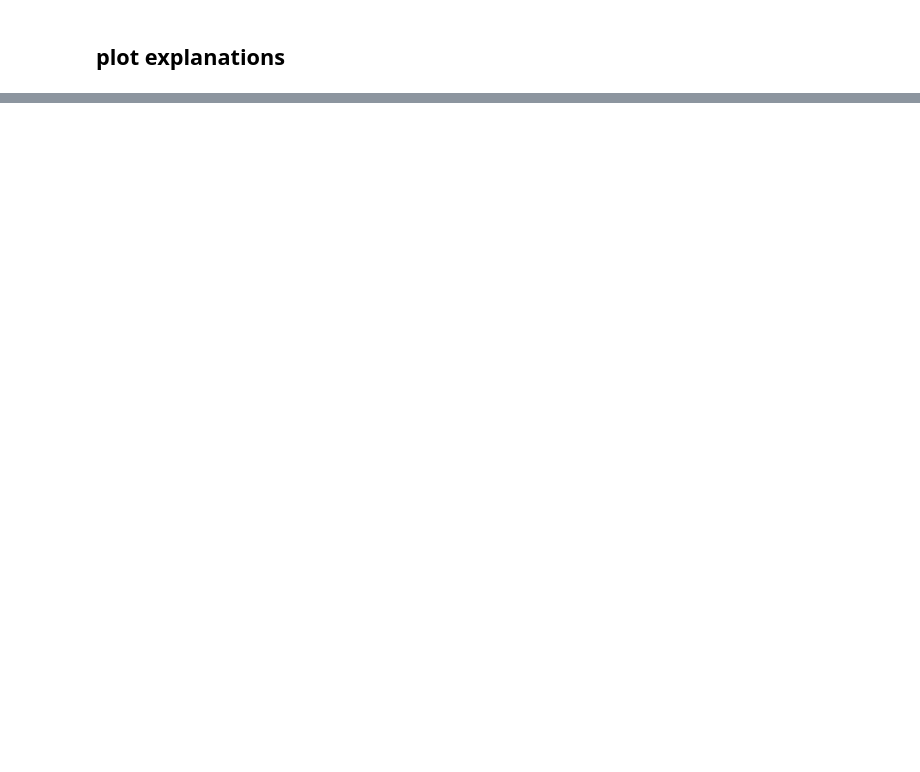
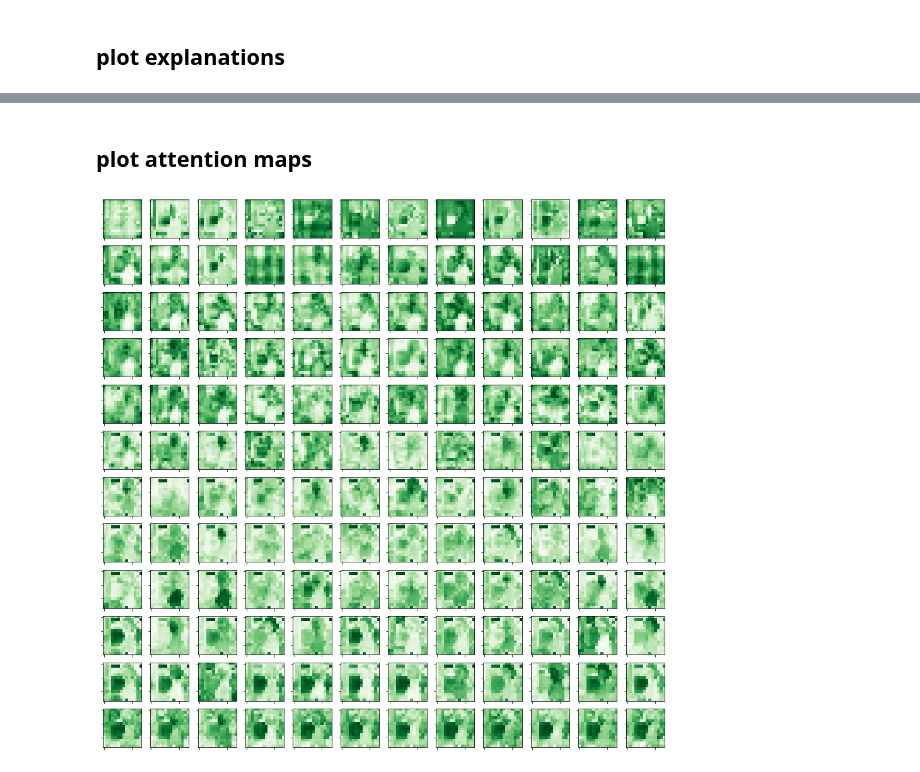
Before and after one commit to CoderPat/learning-scaffold, a Jupyter notebook: notebooks/investigate_explanations_vit.ipynb, the cells around one changed output, grey strips where cells are left out. Saved outputs shown, nothing was run; the diff lists cells and outputs as text; code cells hidden in the pictures; blank space fills up the shorter version.

```diff
--- a/notebooks/investigate_explanations_vit.ipynb
+++ b/notebooks/investigate_explanations_vit.ipynb
@@ -251,10 +212,0 @@ WARNING:matplotlib.image:Clipping input data to the valid range for imshow with
-# %%
-layer_id = 1
-row_id = 0
-heads_expl = d['teacher_attn'][layer_id]
-
-fig, axs = plt.subplots(3, 4, figsize=(16, 12))
-
-for i in range(12):
-    ax = axs[i//4, i%4]
-    ax.imshow(heads_expl[i, row_id, 1:].reshape(14, 14))
@@ -262,0 +282,16 @@ for i in range(12):
+# %% [markdown]
+## plot attention maps
+# %%
+row_id = 0
+heads_expl = d['teacher_attn']
+
+fig, axs = plt.subplots(12, 12, figsize=(16, 16))
+
+for l in range(12):
+    for i in range(12):
+        ax = axs[l, i]
+        ax.set_xticklabels([])
+        ax.set_yticklabels([])
+        ax.imshow(heads_expl[l, i, row_id, 1:].reshape(14, 14), cmap='Greens')
+# %% [output]
+[figure, added]
```
Also changed, not shown: parts of 27 cells of this notebook, 1 other file.
